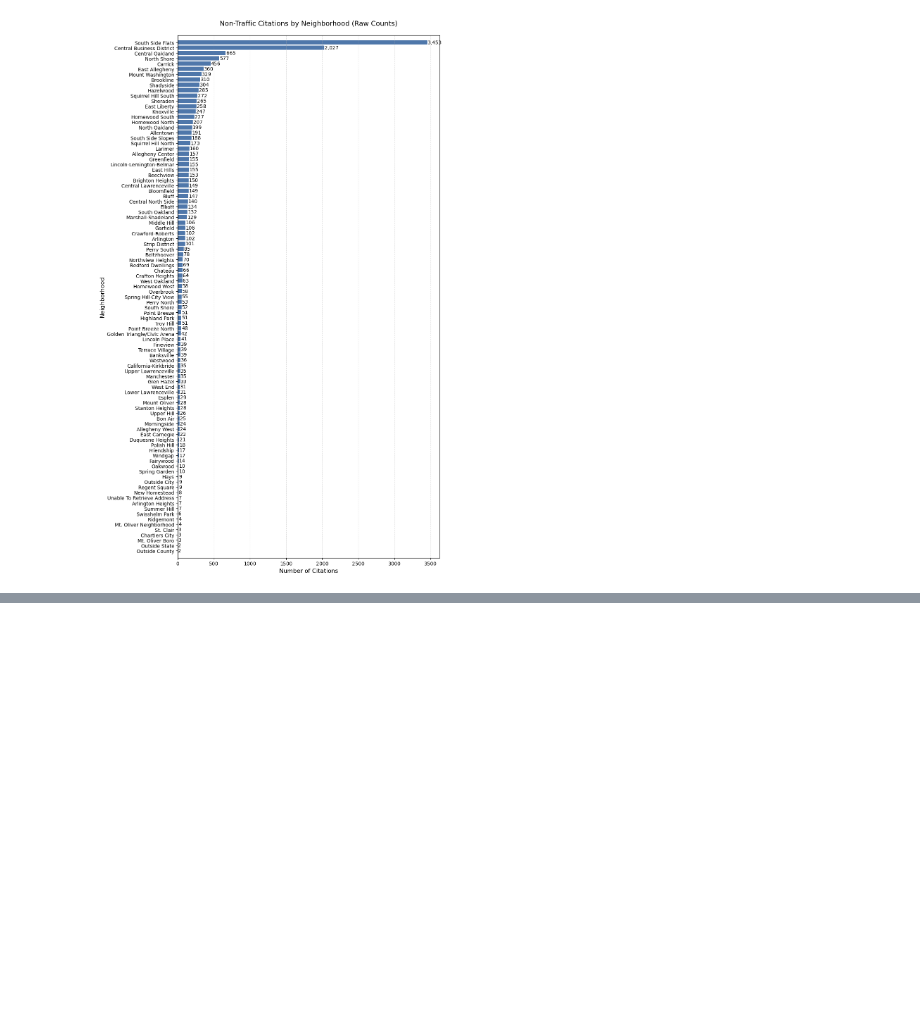
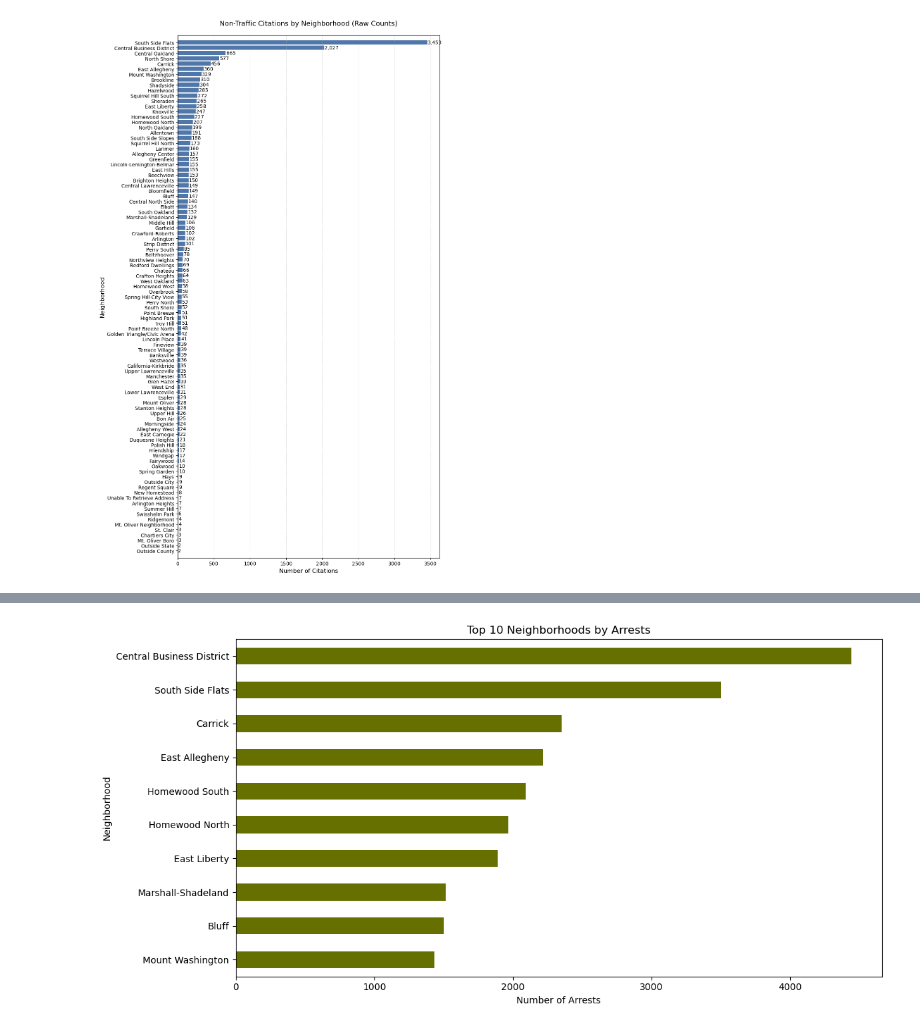
Before and after one commit to mariia-sierova/Final_Project, a Jupyter notebook: Presentation_Final.ipynb, the cells around one changed output, grey strips where cells are left out. Drawn from its saved outputs; the diff is of its cells as text; code cells hidden in the pictures; blank space fills up the shorter version.

Commit message:
added arrests to presentation

```diff
--- a/Presentation_Final.ipynb
+++ b/Presentation_Final.ipynb
@@ -195,0 +200,37 @@ plt.show()
+# %%
+import pandas as pd
+import matplotlib.pyplot as plt
+import geopandas as gpd
+
+# Load the dataset
+arrests = pd.read_csv('pgharrests.csv', on_bad_lines='skip')
+
+# Load Shapefile for Pittsburgh Neighborhoods
+gdf = gpd.read_file("City_of_Pittsburgh_Neighborhoods.shp")
+
+# Keep key columns
+cols_to_keep = ['AGE', 'GENDER', 'RACE', 'ARRESTTIME', 'ARRESTLOCATION', 'OFFENSES', 'INCIDENTNEIGHBORHOOD', 'X', 'Y']
+arrests = arrests[cols_to_keep]
+
+# Drop rows with missing neighborhood
+arrests = arrests.dropna(subset=['INCIDENTNEIGHBORHOOD'])
+
+# Convert ARRESTTIME to datetime
+arrests['ARRESTTIME'] = pd.to_datetime(arrests['ARRESTTIME'], errors='coerce')
+
+# Extract year for time-based analysis
+arrests['YEAR'] = arrests['ARRESTTIME'].dt.year
+# %%
+# Count citations per neighborhood
+neighborhood_counts = arrests['INCIDENTNEIGHBORHOOD'].value_counts().head(10)
+
+# Plot
+plt.figure(figsize=(12, 6))
+neighborhood_counts.sort_values().plot(kind='barh', color='#667000')
+plt.title('Top 10 Neighborhoods by Arrests')
+plt.xlabel('Number of Arrests')
+plt.ylabel('Neighborhood')
+plt.tight_layout()
+plt.show()
+# %% [output]
+[figure, added]
```
Also changed, not shown: parts of 7 cells of this notebook.
